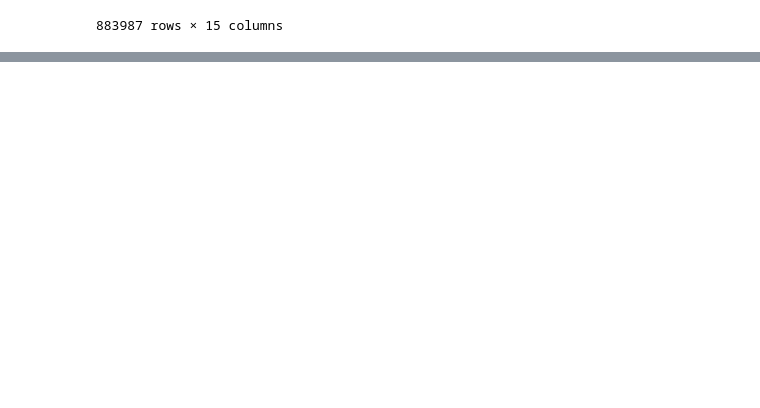
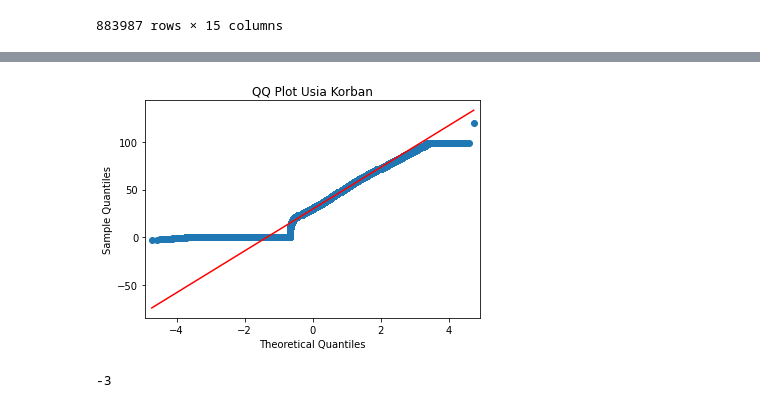
Before and after one commit to RIFF7/capstone-project, a Jupyter notebook: capstone_project_crime.ipynb, the cells around one changed output, grey strips where cells are left out. Saved outputs shown, nothing was run; the diff lists cells and outputs as text; code cells hidden in the pictures; blank space fills up the shorter version.

```diff
--- a/capstone_project_crime.ipynb
+++ b/capstone_project_crime.ipynb
@@ -267,0 +386,10 @@ memory usage: 101.2+ MB
+# %%
+sm.qqplot(data_crime['UsiaKor'], line='s')
+plt.title('QQ Plot Usia Korban')
+plt.show()
+# %% [output]
+[figure, added]
+# %%
+data_crime['UsiaKor'].min()
+# %% [output]
+-3
```
Also changed, not shown: parts of 19 cells of this notebook.
